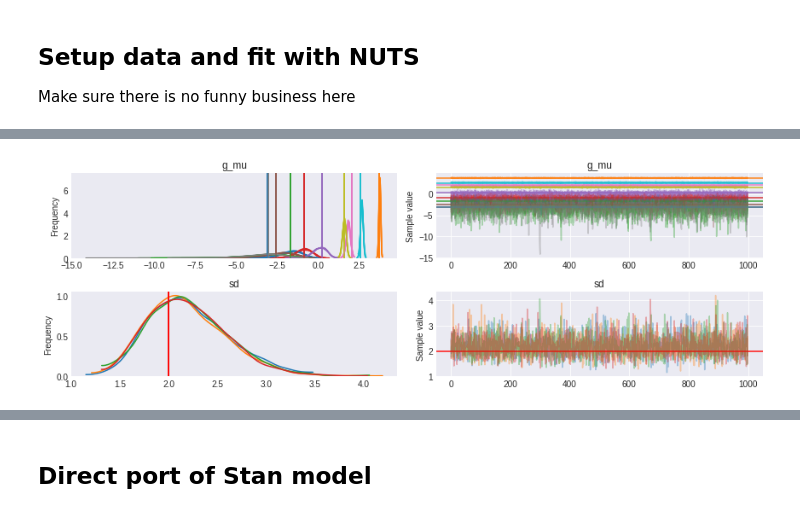
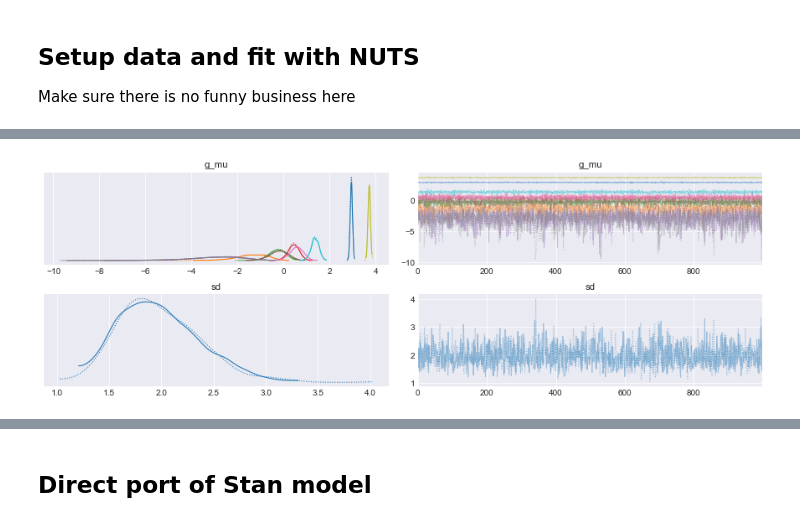
Before and after one commit to junpenglao/Planet_Sakaar_Data_Science, a Jupyter notebook: Ports/Laplace approximation in pymc3.ipynb, the cells around one changed output, grey strips where cells are left out. Saved outputs shown, nothing was run; the diff lists cells and outputs as text; code cells hidden in the pictures.

```diff
--- a/Ports/Laplace approximation in pymc3.ipynb
+++ b/Ports/Laplace approximation in pymc3.ipynb
@@ -41,7 +41,7 @@ with pm.Model() as m:
     sd = pm.HalfNormal('sd', 1.)
     group_mu = pm.Normal('g_mu', 0., sd, shape=M)
     obs = pm.Poisson('obs', tt.exp(group_mu[index]), observed=Y)
-    trace = pm.sample(1000, tune=1000)
+    trace = pm.sample(1000, tune=1000, return_inferencedata=True)
 # %% [output]
 Auto-assigning NUTS sampler...
 Initializing NUTS using jitter+adapt_diag...
@@ -56,7 +52,7 @@ INFO (theano.gof.compilelock): To manually release the lock, delete /home/laoj/.
 # %%
-pm.traceplot(trace, lines={'sd': sigma, 'g_mu': X});
+pm.traceplot(trace, lines=(('sd', sigma), ('g_mu', {'cood': 'g_mu_dim_0'}, X)));
 # %% [output]
-[figure, old version]
+[figure, new version]
 # %%
 pm.summary(trace).round(2)
 # %% [output]
```
Also changed, not shown: parts of 35 cells of this notebook, 1 other file.
